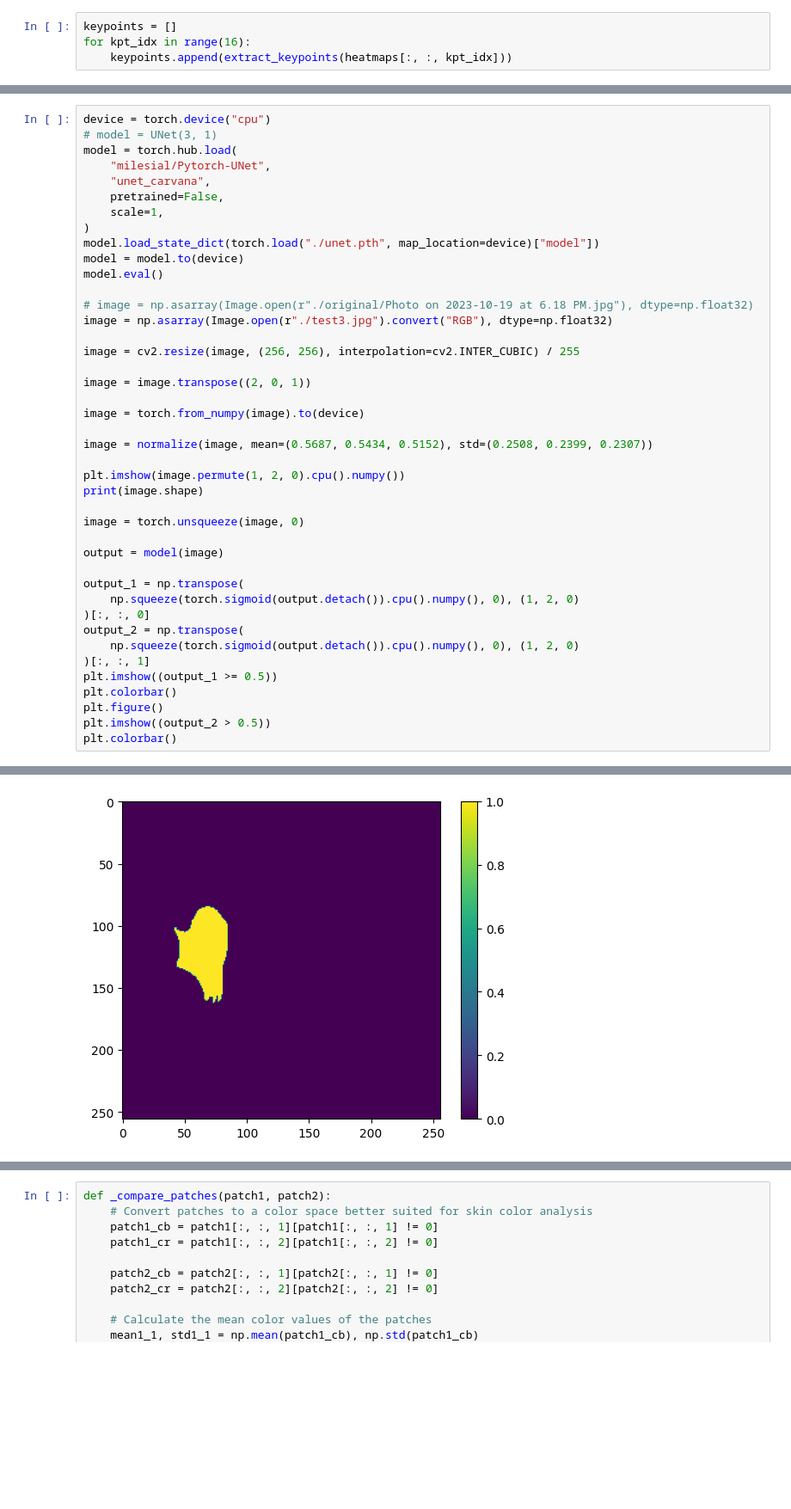
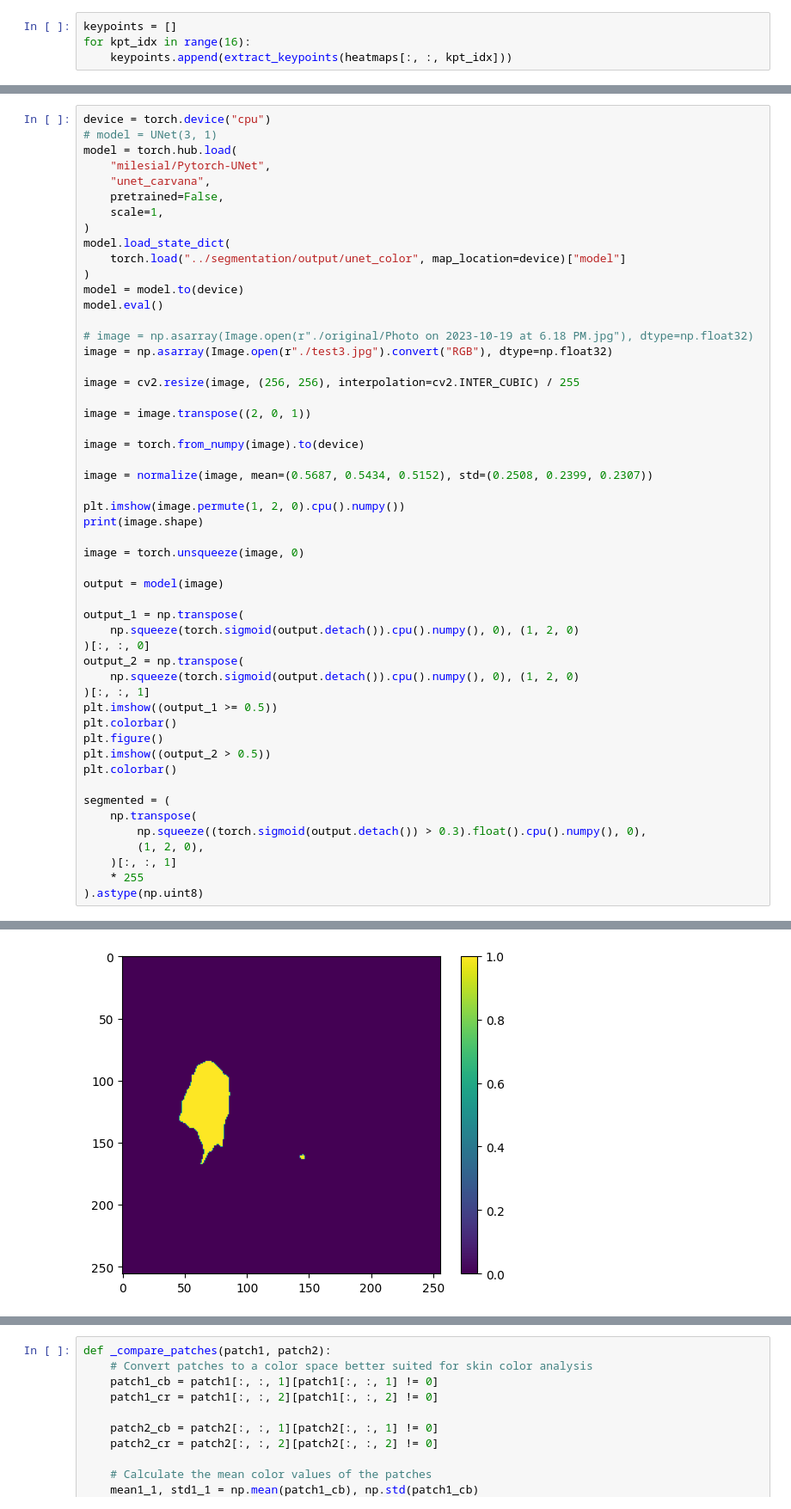
Before and after one commit to steven9909/mobile_health_segmentation, a Jupyter notebook: pose/scale_test.ipynb, the cells around one changed output, grey strips where cells are left out. Shown: that part at 86% size. Saved outputs shown, nothing was run; the diff lists cells and outputs as text; blank space fills up the shorter version.

```diff
--- a/pose/scale_test.ipynb
+++ b/pose/scale_test.ipynb
@@ -119,7 +119,9 @@ model = torch.hub.load(
     pretrained=False,
     scale=1,
 )
-model.load_state_dict(torch.load("./unet.pth", map_location=device)["model"])
+model.load_state_dict(
+    torch.load("../segmentation/output/unet_color", map_location=device)["model"]
+)
 model = model.to(device)
 model.eval()
 
@@ -152,6 +154,14 @@ plt.colorbar()
 plt.figure()
 plt.imshow((output_2 > 0.5))
 plt.colorbar()
+
+segmented = (
+    np.transpose(
+        np.squeeze((torch.sigmoid(output.detach()) > 0.3).float().cpu().numpy(), 0),
+        (1, 2, 0),
+    )[:, :, 1]
+    * 255
+).astype(np.uint8)
 # %% [output]
 Using cache found in /Users/stevenhyun/.cache/torch/hub/milesial_Pytorch-UNet_master
 Clipping input data to the valid range for imshow with RGB data ([0..1] for floats or [0..255] for integers).
@@ -161 +170 @@ torch.Size([3, 256, 256])
-[figure, old version]
+[figure, new version]
```
Also changed, not shown: parts of 6 cells of this notebook, 3 other files.
